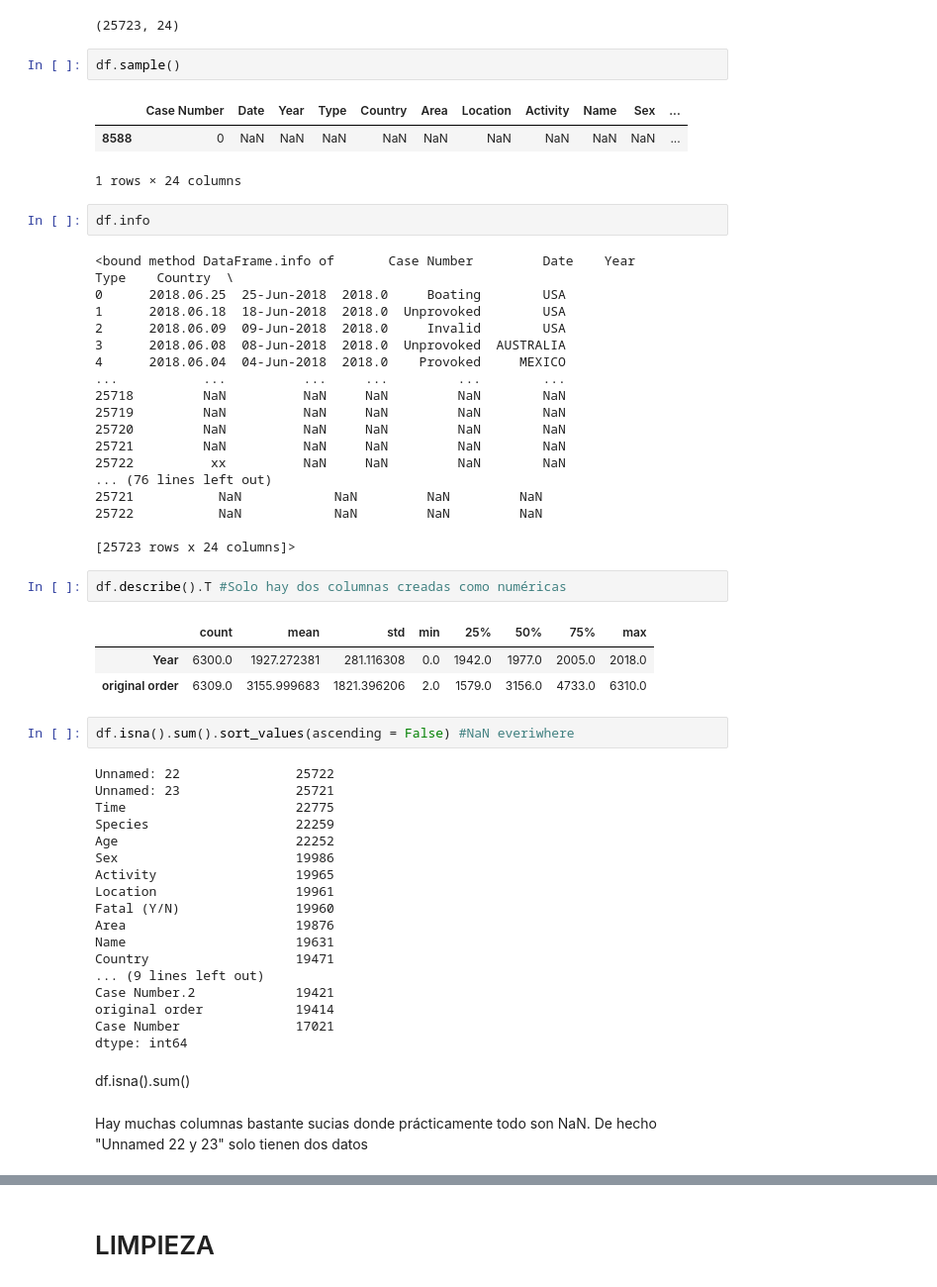
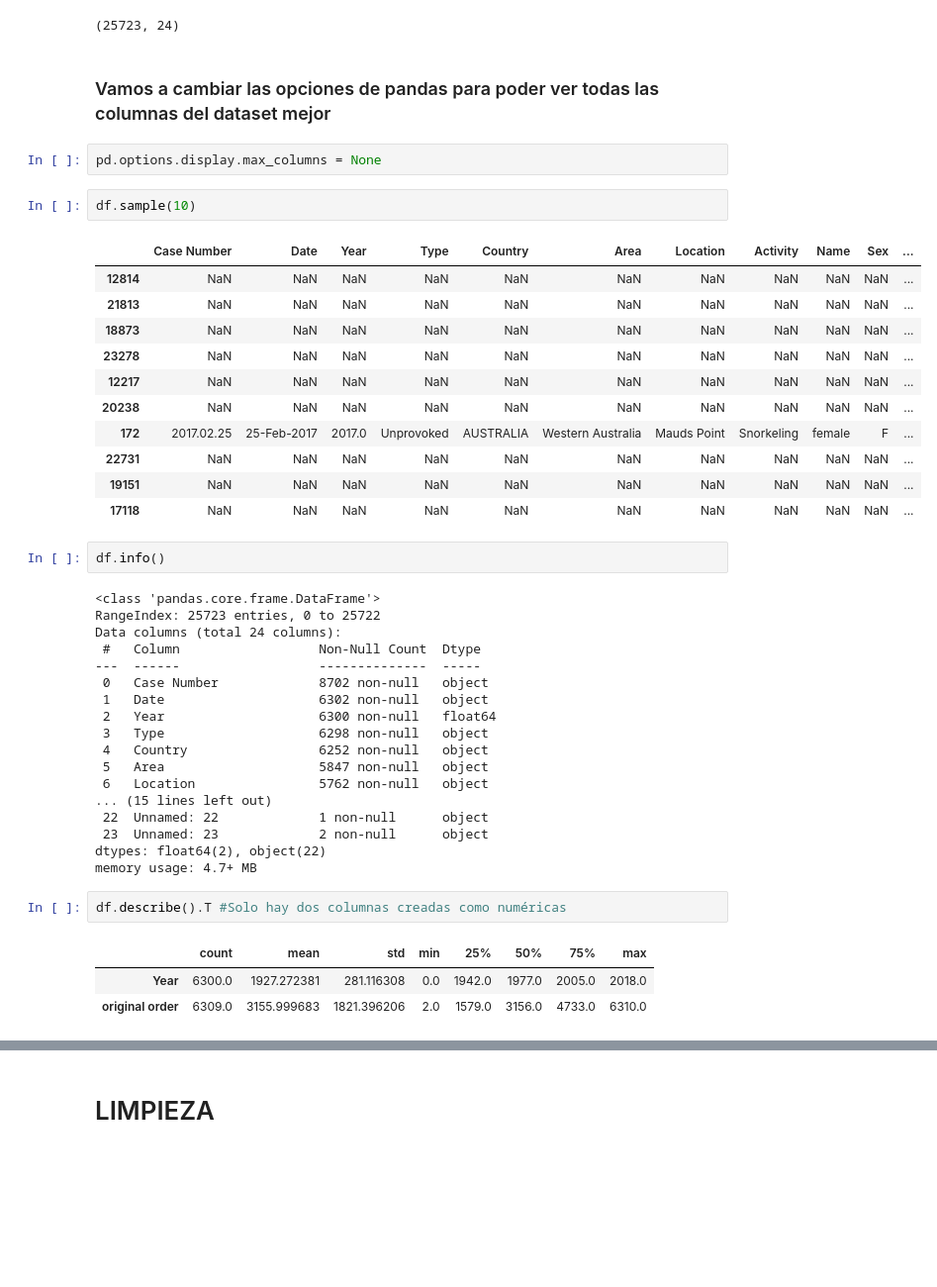
Before and after one commit to VictorPablo12/data-cleaning-pandas, a Jupyter notebook: 1_clean.ipynb, the cells around one changed output, grey strips where cells are left out. Shown: that part at 99% size. Cells and saved outputs as stored; diff of their text form; blank space fills up the shorter version.

```diff
--- a/1_clean.ipynb
+++ b/1_clean.ipynb
@@ -28,60 +30,47 @@ df = ds.copy()
 df.shape #25.723 Lineas y 24 columnas
 # %% [output]
 (25723, 24)
+# %% [markdown]
+### Vamos a cambiar las opciones de pandas para poder ver todas las columnas del dataset mejor
+# %%
+pd.options.display.max_columns = None
 # %%
-df.sample()
+df.sample(10)
 # %% [output]
 |  | Case Number | Date | Year | Type | Country | Area | Location | Activity | Name | Sex | ... |
-| 8588 | 0 | NaN | NaN | NaN | NaN | NaN | NaN | NaN | NaN | NaN | ... |
+| 12814 | NaN | NaN | NaN | NaN | NaN | NaN | NaN | NaN | NaN | NaN | ... |
+| 21813 | NaN | NaN | NaN | NaN | NaN | NaN | NaN | NaN | NaN | NaN | ... |
+| 18873 | NaN | NaN | NaN | NaN | NaN | NaN | NaN | NaN | NaN | NaN | ... |
+| 23278 | NaN | NaN | NaN | NaN | NaN | NaN | NaN | NaN | NaN | NaN | ... |
+| 12217 | NaN | NaN | NaN | NaN | NaN | NaN | NaN | NaN | NaN | NaN | ... |
+| 20238 | NaN | NaN | NaN | NaN | NaN | NaN | NaN | NaN | NaN | NaN | ... |
+| 172 | 2017.02.25 | 25-Feb-2017 | 2017.0 | Unprovoked | AUSTRALIA | Western Australia | Mauds Point | Snorkeling | female | F | ... |
+| 22731 | NaN | NaN | NaN | NaN | NaN | NaN | NaN | NaN | NaN | NaN | ... |
+| 19151 | NaN | NaN | NaN | NaN | NaN | NaN | NaN | NaN | NaN | NaN | ... |
+| 17118 | NaN | NaN | NaN | NaN | NaN | NaN | NaN | NaN | NaN | NaN | ... |
-1 rows × 24 columns
 # %%
-df.info
+df.info()
 # %% [output]
-<bound method DataFrame.info of       Case Number         Date    Year        Type    Country  \
-0      2018.06.25  25-Jun-2018  2018.0     Boating        USA
-1      2018.06.18  18-Jun-2018  2018.0  Unprovoked        USA
-2      2018.06.09  09-Jun-2018  2018.0     Invalid        USA
-3      2018.06.08  08-Jun-2018  2018.0  Unprovoked  AUSTRALIA
-4      2018.06.04  04-Jun-2018  2018.0    Provoked     MEXICO
-...           ...          ...     ...         ...        ...
-25718         NaN          NaN     NaN         NaN        NaN
-25719         NaN          NaN     NaN         NaN        NaN
-25720         NaN          NaN     NaN         NaN        NaN
-25721         NaN          NaN     NaN         NaN        NaN
-25722          xx          NaN     NaN         NaN        NaN
-... (76 lines left out)
-25721           NaN            NaN         NaN         NaN
-25722           NaN            NaN         NaN         NaN
-
-[25723 rows x 24 columns]>
+<class 'pandas.core.frame.DataFrame'>
+RangeIndex: 25723 entries, 0 to 25722
+Data columns (total 24 columns):
+ #   Column                  Non-Null Count  Dtype
+---  ------                  --------------  -----
+ 0   Case Number             8702 non-null   object
+ 1   Date                    6302 non-null   object
+ 2   Year                    6300 non-null   float64
+ 3   Type                    6298 non-null   object
+ 4   Country                 6252 non-null   object
+ 5   Area                    5847 non-null   object
+ 6   Location                5762 non-null   object
+... (15 lines left out)
+ 22  Unnamed: 22             1 non-null      object
+ 23  Unnamed: 23             2 non-null      object
+dtypes: float64(2), object(22)
+memory usage: 4.7+ MB
 # %%
 df.describe().T #Solo hay dos columnas creadas como numéricas
 # %% [output]
 |  | count | mean | std | min | 25% | 50% | 75% | max |
 | Year | 6300.0 | 1927.272381 | 281.116308 | 0.0 | 1942.0 | 1977.0 | 2005.0 | 2018.0 |
 | original order | 6309.0 | 3155.999683 | 1821.396206 | 2.0 | 1579.0 | 3156.0 | 4733.0 | 6310.0 |
-# %%
-df.isna().sum().sort_values(ascending = False) #NaN everiwhere
-# %% [output]
-Unnamed: 22               25722
-Unnamed: 23               25721
-Time                      22775
-Species                   22259
-Age                       22252
-Sex                       19986
-Activity                  19965
-Location                  19961
-Fatal (Y/N)               19960
-Area                      19876
-Name                      19631
-Country                   19471
-... (9 lines left out)
-Case Number.2             19421
-original order            19414
-Case Number               17021
-dtype: int64
-# %% [markdown]
-df.isna().sum()
-# %% [markdown]
-Hay muchas columnas bastante sucias donde prácticamente todo son NaN.
-De hecho "Unnamed 22 y 23" solo tienen dos datos
```
Also changed, not shown: parts of 23 cells of this notebook.
